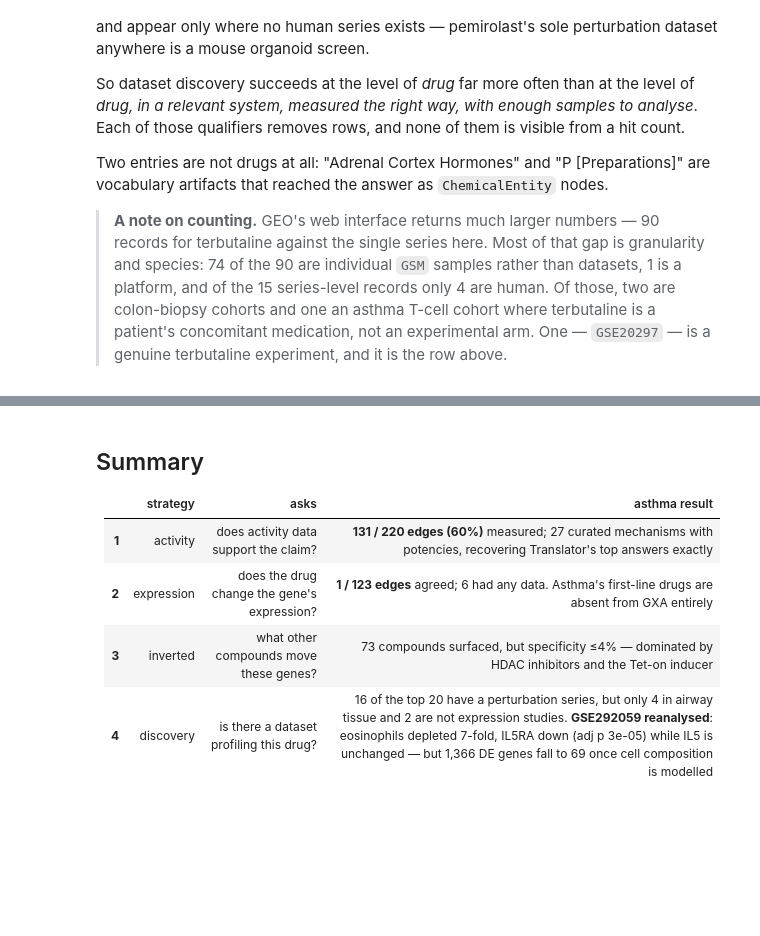
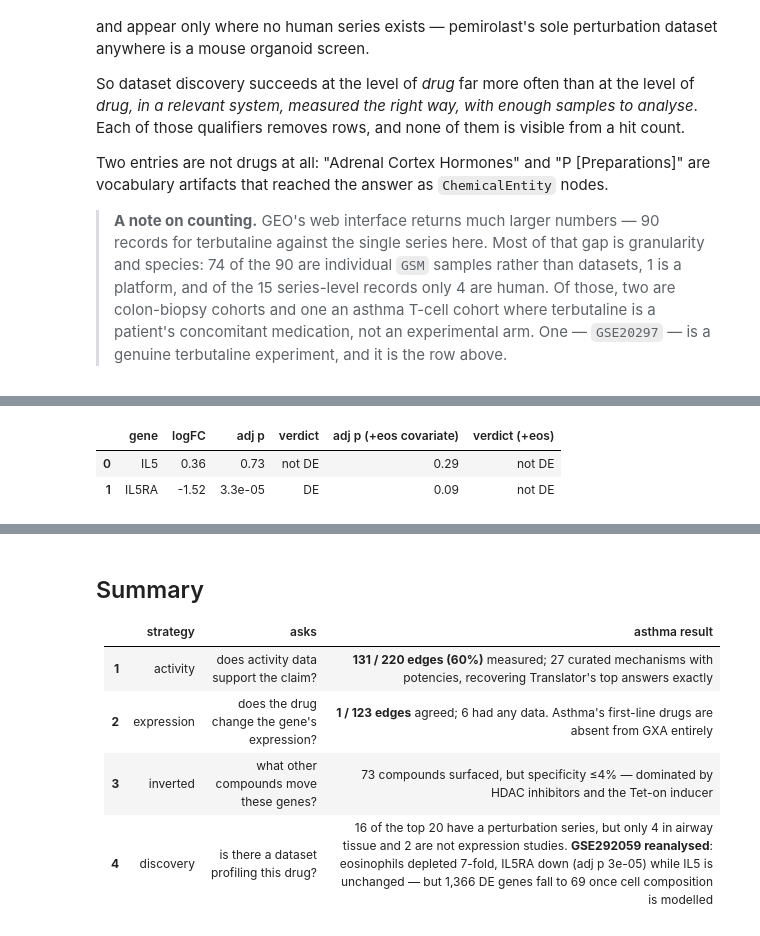
Before and after one commit to andrewsu/translator-nde, a Jupyter notebook: notebooks/asthma_translator_nde.ipynb, the cells around one changed output, grey strips where cells are left out. Saved outputs shown, nothing was run; the diff lists cells and outputs as text; code cells hidden in the pictures; blank space fills up the shorter version.

```diff
--- a/notebooks/asthma_translator_nde.ipynb
+++ b/notebooks/asthma_translator_nde.ipynb
@@ -811,0 +613,14 @@ is robust; the pathway-level result is an artifact of what bulk tissue is.
+# %%
+rows = []
+for gene, r in c["translator_genes"].items():
+    adj = c["eos_adjusted"]["translator_genes"].get(gene) or {}
+    rows.append({"gene": gene,
+                 "logFC": round(r["logFC"], 2), "adj p": f"{r['adj_p']:.2g}",
+                 "verdict": "DE" if r["adj_p"] < 0.05 else "not DE",
+                 "adj p (+eos covariate)": f"{adj['adj_p']:.2g}" if adj else "—",
+                 "verdict (+eos)": ("DE" if adj["adj_p"] < 0.05 else "not DE") if adj else "—"})
+pd.DataFrame(rows)
+# %% [output]
+|  | gene | logFC | adj p | verdict | adj p (+eos covariate) | verdict (+eos) |
+| 0 | IL5 | 0.36 | 0.73 | not DE | 0.29 | not DE |
+| 1 | IL5RA | -1.52 | 3.3e-05 | DE | 0.09 | not DE |
```
Also changed, not shown: parts of 23 cells of this notebook, 3 other files.
